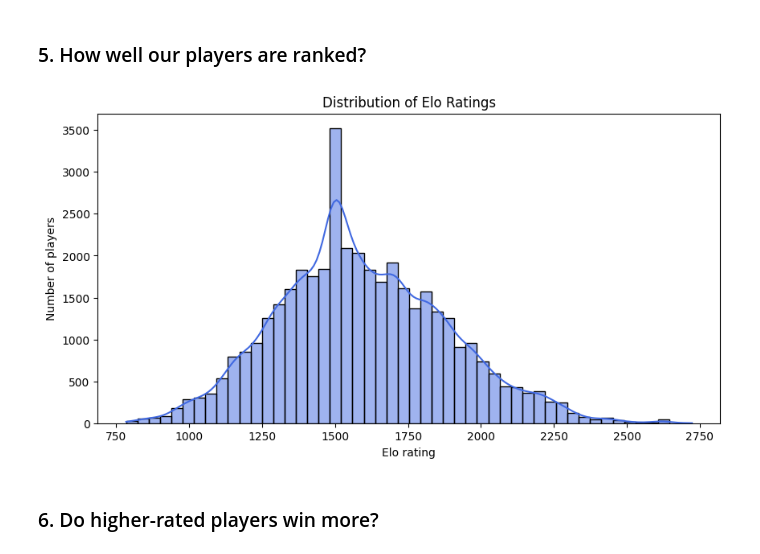
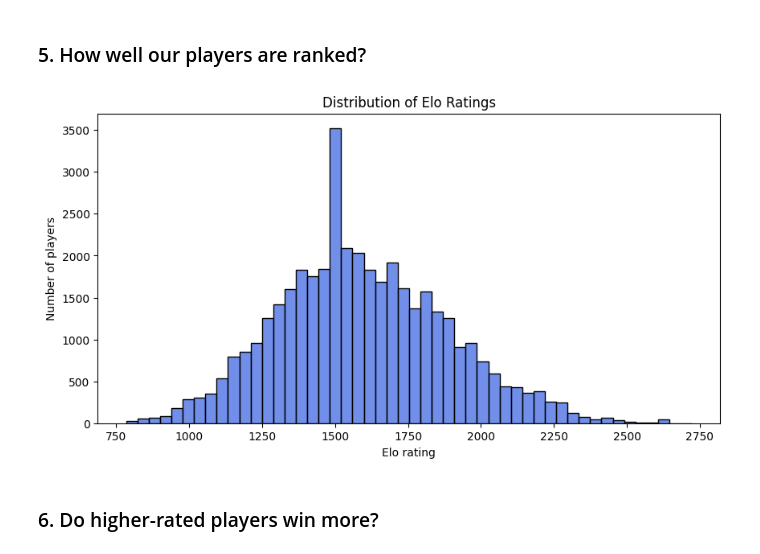
Before and after one commit to com-480-data-visualization/Team-GB, a Jupyter notebook: Milestone1.ipynb, the cells around one changed output. Drawn from its saved outputs; the diff is of its cells as text; code cells hidden in the pictures.

```diff
--- a/Milestone1.ipynb
+++ b/Milestone1.ipynb
@@ -101,16 +101,16 @@ plt.show()
 # %%
 # Distribution of Elo ratings
 
 all_ratings = pd.concat([df['white_rating'], df['black_rating']], axis=0)
 
 plt.figure(figsize=(10,5))
-sns.histplot(all_ratings, bins=50, kde=True, color="royalblue")
+sns.histplot(all_ratings, bins=50, color="royalblue")
 plt.xlabel("Elo rating")
 plt.ylabel("Number of players")
 plt.title("Distribution of Elo Ratings")
 plt.show()
 # %% [output]
-[figure, old version]
+[figure, new version]
 # %% [markdown]
 ### 6. Do higher-rated players win more?
 # %%
```
